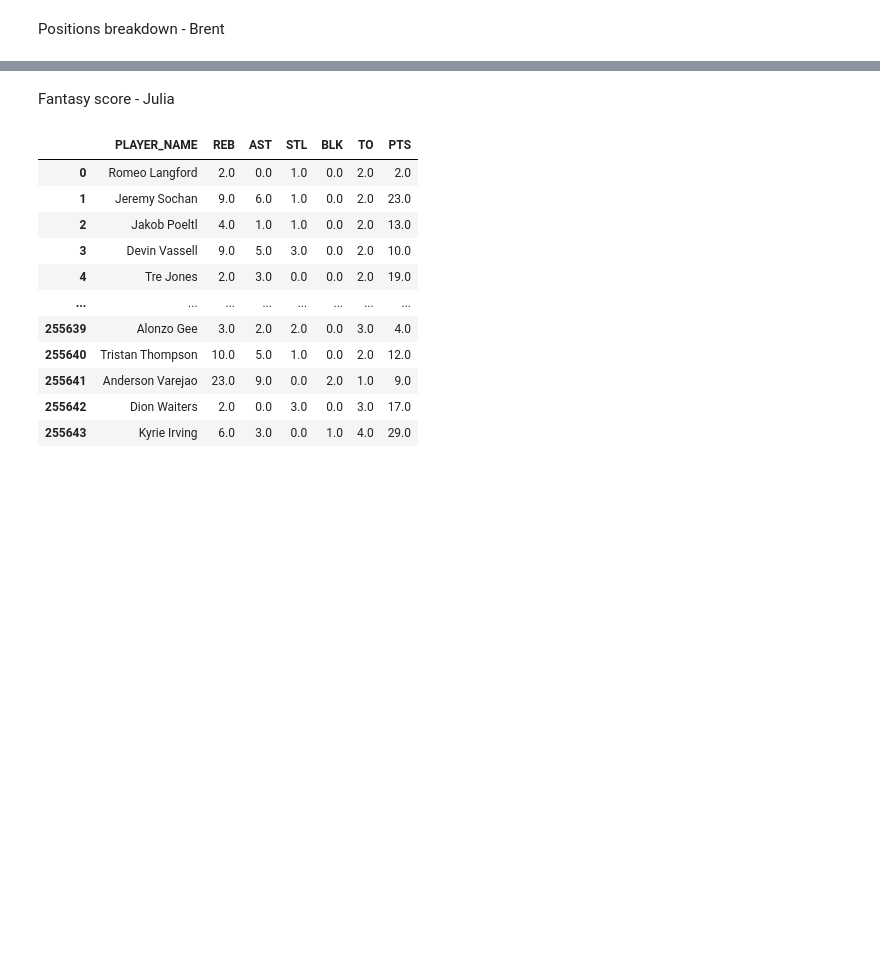
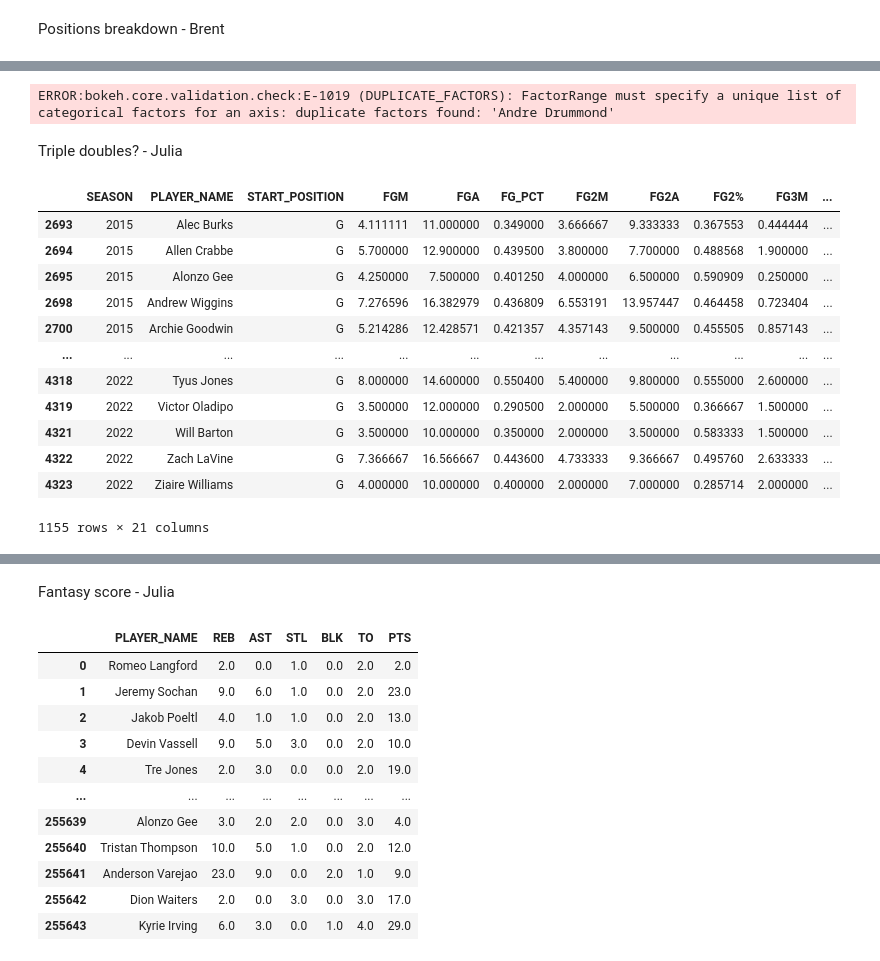
Before and after one commit to lizmartin/project3_nba_de, a Jupyter notebook: notebooks/best_players_4-8.ipynb, the cells around one changed output, grey strips where cells are left out. Cells and saved outputs as stored; diff of their text form; code cells hidden in the pictures; blank space fills up the shorter version.

```diff
--- a/notebooks/best_players_4-8.ipynb
+++ b/notebooks/best_players_4-8.ipynb
@@ -107,0 +446,4 @@ centers = positions_stats[positions_stats['START_POSITION'] == 'C']
+# %%
+bar_grapher(reb_centers, 5, column_name = 'REB', title = 'Center\'s Rebounds')
+# %% [output]
+ERROR:bokeh.core.validation.check:E-1019 (DUPLICATE_FACTORS): FactorRange must specify a unique list of categorical factors for an axis: duplicate factors found: 'Andre Drummond'
@@ -107,0 +452,19 @@ centers = positions_stats[positions_stats['START_POSITION'] == 'C']
+# %% [markdown]
+Triple doubles? - Julia
+# %%
+# Gaurds with triple doubles
+guards[guards['PTS']>9]
+# %% [output]
+|  | SEASON | PLAYER_NAME | START_POSITION | FGM | FGA | FG_PCT | FG2M | FG2A | FG2% | FG3M | ... |
+| 2693 | 2015 | Alec Burks | G | 4.111111 | 11.000000 | 0.349000 | 3.666667 | 9.333333 | 0.367553 | 0.444444 | ... |
+| 2694 | 2015 | Allen Crabbe | G | 5.700000 | 12.900000 | 0.439500 | 3.800000 | 7.700000 | 0.488568 | 1.900000 | ... |
+| 2695 | 2015 | Alonzo Gee | G | 4.250000 | 7.500000 | 0.401250 | 4.000000 | 6.500000 | 0.590909 | 0.250000 | ... |
+| 2698 | 2015 | Andrew Wiggins | G | 7.276596 | 16.382979 | 0.436809 | 6.553191 | 13.957447 | 0.464458 | 0.723404 | ... |
+| 2700 | 2015 | Archie Goodwin | G | 5.214286 | 12.428571 | 0.421357 | 4.357143 | 9.500000 | 0.455505 | 0.857143 | ... |
+| ... | ... | ... | ... | ... | ... | ... | ... | ... | ... | ... | ... |
+| 4318 | 2022 | Tyus Jones | G | 8.000000 | 14.600000 | 0.550400 | 5.400000 | 9.800000 | 0.555000 | 2.600000 | ... |
+| 4319 | 2022 | Victor Oladipo | G | 3.500000 | 12.000000 | 0.290500 | 2.000000 | 5.500000 | 0.366667 | 1.500000 | ... |
+| 4321 | 2022 | Will Barton | G | 3.500000 | 10.000000 | 0.350000 | 2.000000 | 3.500000 | 0.583333 | 1.500000 | ... |
+| 4322 | 2022 | Zach LaVine | G | 7.366667 | 16.566667 | 0.443600 | 4.733333 | 9.366667 | 0.495760 | 2.633333 | ... |
+| 4323 | 2022 | Ziaire Williams | G | 4.000000 | 10.000000 | 0.400000 | 2.000000 | 7.000000 | 0.285714 | 2.000000 | ... |
+1155 rows × 21 columns
```
Also changed, not shown: parts of 45 cells of this notebook, 1 other file.
